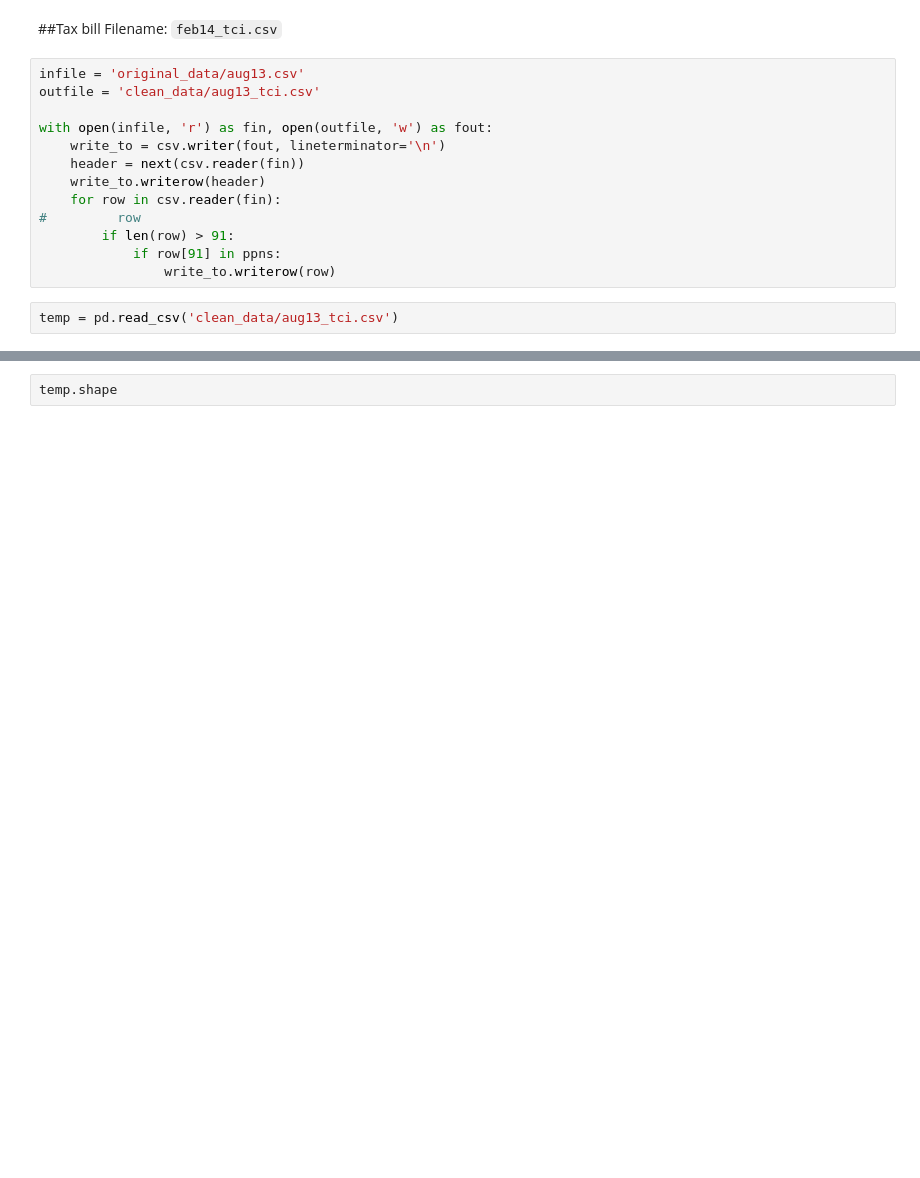
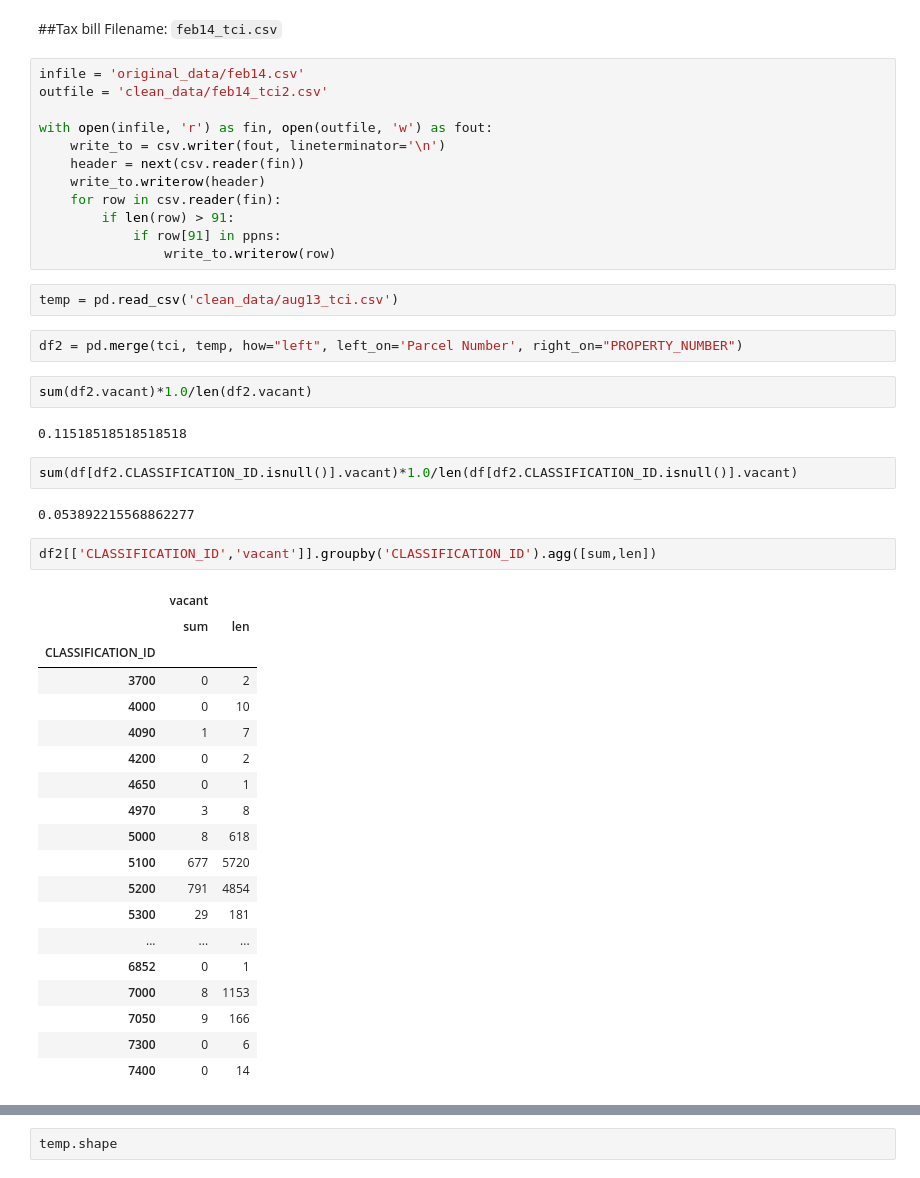
Before and after one commit to PovertyCenterCLE/vacancy_predictor, a Jupyter notebook: 1. Generate data.ipynb, the cells around one changed output, grey strips where cells are left out. Saved outputs shown, nothing was run; the diff lists cells and outputs as text; blank space fills up the shorter version.

````diff
--- a/1. Generate data.ipynb
+++ b/1. Generate data.ipynb
@@ -56,17 +72,48 @@ res[cols].to_csv('clean_data/res_tci.csv',index=False)
 ##Tax bill
 Filename: ```feb14_tci.csv```
 # %%
-infile = 'original_data/aug13.csv'
-outfile = 'clean_data/aug13_tci.csv'
+infile = 'original_data/feb14.csv'
+outfile = 'clean_data/feb14_tci2.csv'
 
 with open(infile, 'r') as fin, open(outfile, 'w') as fout:
     write_to = csv.writer(fout, lineterminator='\n')
     header = next(csv.reader(fin))
     write_to.writerow(header)
     for row in csv.reader(fin):
-#         row
         if len(row) > 91:
             if row[91] in ppns:
                 write_to.writerow(row)
 # %%
 temp = pd.read_csv('clean_data/aug13_tci.csv')
+# %%
+df2 = pd.merge(tci, temp, how="left", left_on='Parcel Number', right_on="PROPERTY_NUMBER")
+# %%
+sum(df2.vacant)*1.0/len(df2.vacant)
+# %% [output]
+0.11518518518518518
+# %%
+sum(df[df2.CLASSIFICATION_ID.isnull()].vacant)*1.0/len(df[df2.CLASSIFICATION_ID.isnull()].vacant)
+# %% [output]
+0.053892215568862277
+# %%
+df2[['CLASSIFICATION_ID','vacant']].groupby('CLASSIFICATION_ID').agg([sum,len])
+# %% [output]
+|  | vacant |  |
+|  | sum | len |
+| CLASSIFICATION_ID |  |  |
+| 3700 | 0 | 2 |
+| 4000 | 0 | 10 |
+| 4090 | 1 | 7 |
+| 4200 | 0 | 2 |
+| 4650 | 0 | 1 |
+| 4970 | 3 | 8 |
+| 5000 | 8 | 618 |
+| 5100 | 677 | 5720 |
+| 5200 | 791 | 4854 |
+| 5300 | 29 | 181 |
+| ... | ... | ... |
+| 6852 | 0 | 1 |
+| 7000 | 8 | 1153 |
+| 7050 | 9 | 166 |
+| 7300 | 0 | 6 |
+| 7400 | 0 | 14 |
````
Also changed, not shown: parts of 22 cells of this notebook, 15 other files.
